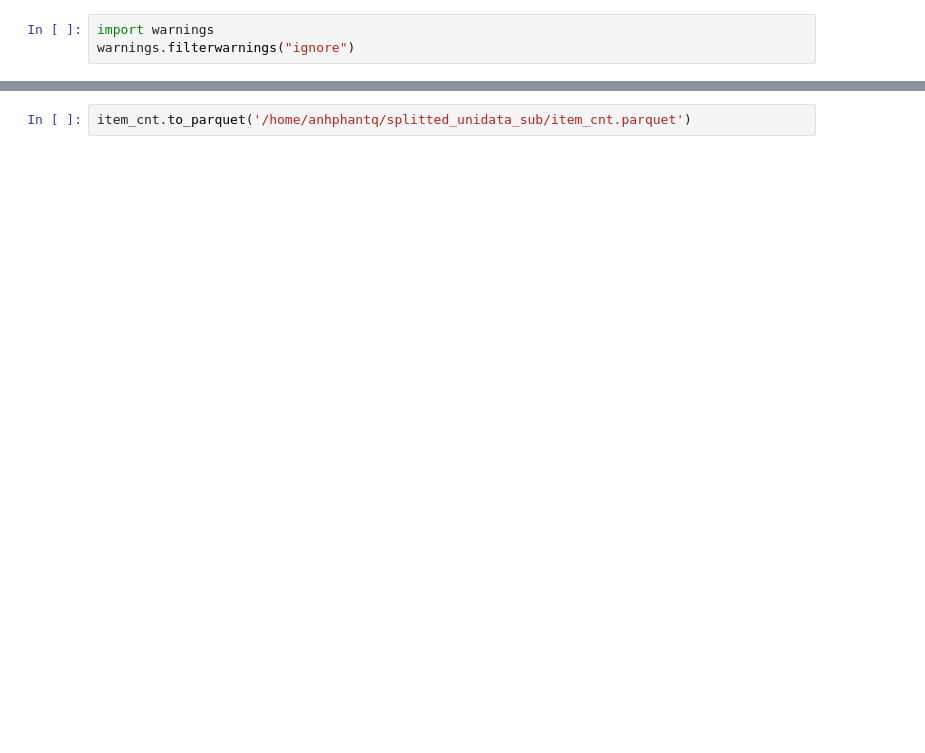
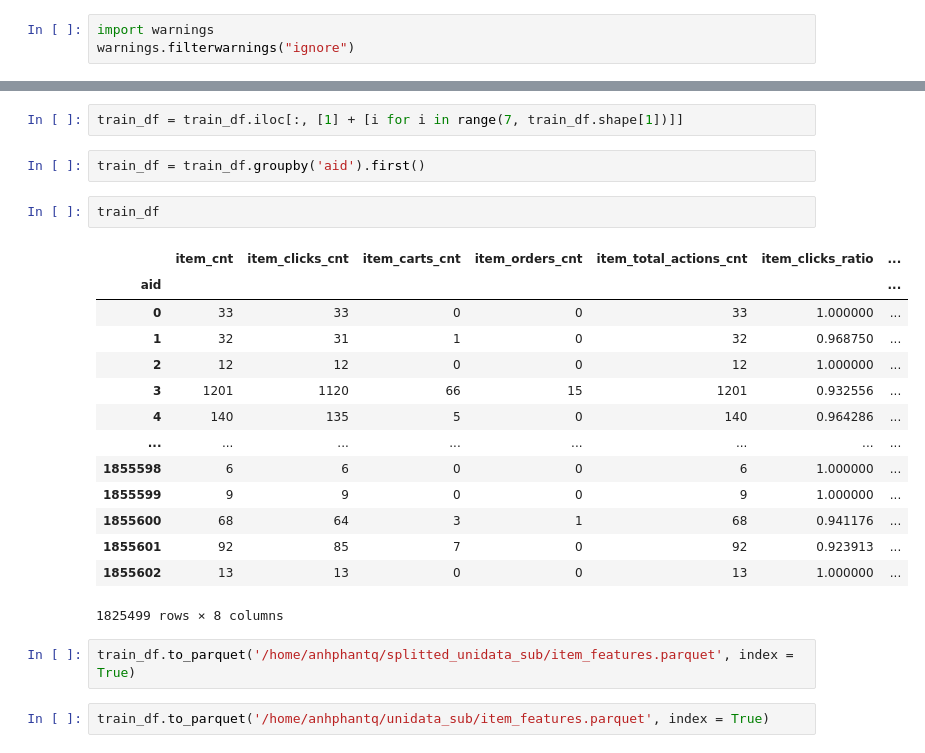
Before and after one commit to haiminh2001/Otto, a Jupyter notebook: Create edges.ipynb, the cells around one changed output, grey strips where cells are left out. Drawn from its saved outputs; the diff is of its cells as text; blank space fills up the shorter version.

```diff
--- a/Create edges.ipynb
+++ b/Create edges.ipynb
@@ -664,2 +727,25 @@ item_cnt
+# %%
+train_df = train_df.iloc[:, [1] + [i for i in range(7, train_df.shape[1])]]
+# %%
+train_df = train_df.groupby('aid').first()
+# %%
+train_df
+# %% [output]
+|  | item_cnt | item_clicks_cnt | item_carts_cnt | item_orders_cnt | item_total_actions_cnt | item_clicks_ratio | ... |
+| aid |  |  |  |  |  |  | ... |
+| 0 | 33 | 33 | 0 | 0 | 33 | 1.000000 | ... |
+| 1 | 32 | 31 | 1 | 0 | 32 | 0.968750 | ... |
+| 2 | 12 | 12 | 0 | 0 | 12 | 1.000000 | ... |
+| 3 | 1201 | 1120 | 66 | 15 | 1201 | 0.932556 | ... |
+| 4 | 140 | 135 | 5 | 0 | 140 | 0.964286 | ... |
+| ... | ... | ... | ... | ... | ... | ... | ... |
+| 1855598 | 6 | 6 | 0 | 0 | 6 | 1.000000 | ... |
+| 1855599 | 9 | 9 | 0 | 0 | 9 | 1.000000 | ... |
+| 1855600 | 68 | 64 | 3 | 1 | 68 | 0.941176 | ... |
+| 1855601 | 92 | 85 | 7 | 0 | 92 | 0.923913 | ... |
+| 1855602 | 13 | 13 | 0 | 0 | 13 | 1.000000 | ... |
+1825499 rows × 8 columns
 # %%
-item_cnt.to_parquet('/home/anhphantq/splitted_unidata_sub/item_cnt.parquet')
+train_df.to_parquet('/home/anhphantq/splitted_unidata_sub/item_features.parquet', index = True)
+# %%
+train_df.to_parquet('/home/anhphantq/unidata_sub/item_features.parquet', index = True)
```
Also changed, not shown: parts of 29 cells of this notebook, 1 other file.
